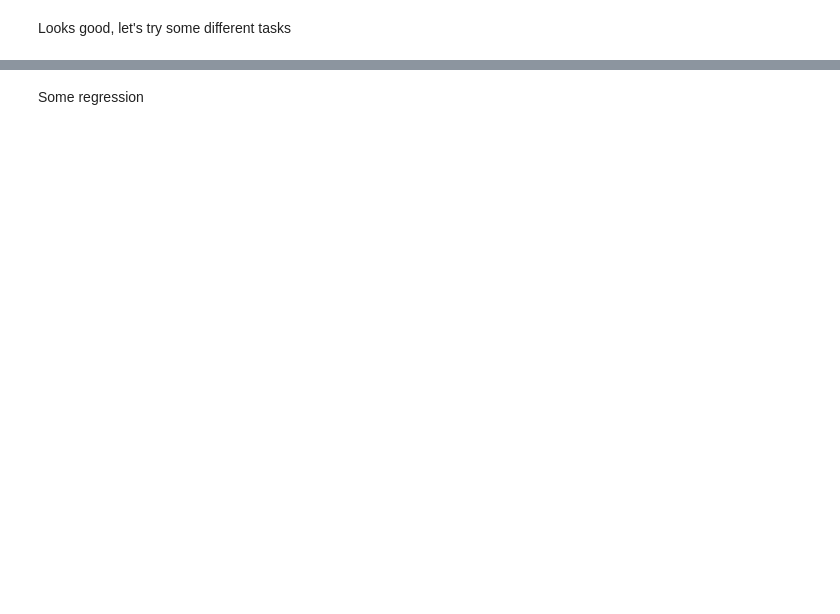
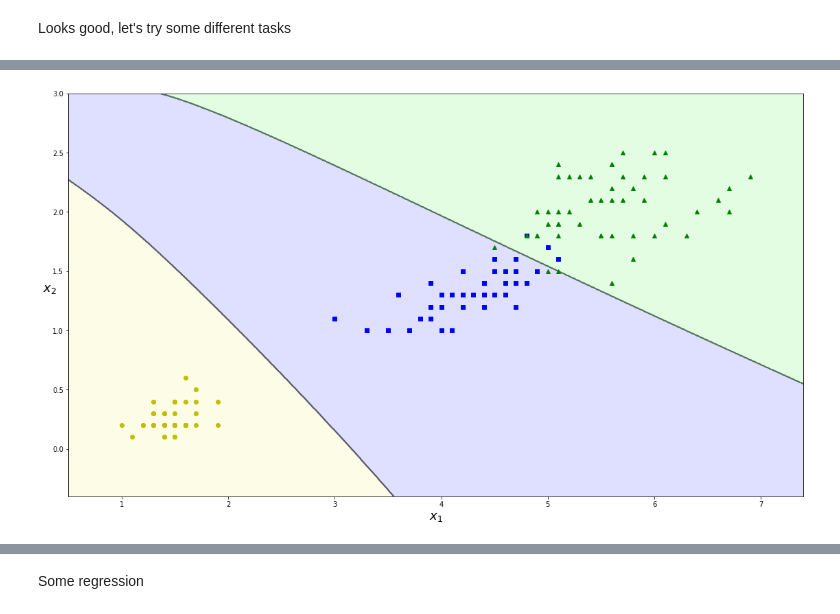
Before and after one commit to RomanSafronenkov/Algorithms, a Jupyter notebook: files/Neural Network.ipynb, the cells around one changed output, grey strips where cells are left out. Saved outputs shown, nothing was run; the diff lists cells and outputs as text; code cells hidden in the pictures; blank space fills up the shorter version.

```diff
--- a/files/Neural Network.ipynb
+++ b/files/Neural Network.ipynb
@@ -109,6 +160,25 @@ class Activation:
 
     def __repr__(self):
         return f'Activation layer, activation function:{self.activation}'
+
+class SoftMaxLayer:
+    '''
+    Class for softmax layer, it needs y_true for initialization, all the rest are the same as "Activation" class
+    '''
+    def __init__(self, activation_function, activation_derivative, y):
+        self.activation = softmax
+        self.derivative = softmax_grad
+        self.y_true = y
+
+    def forward(self, x):
+        self.input = x
+        return self.activation(x)
+
+    def backward(self, output_error, learning_rate):
+        return output_error * self.derivative(self.input, self.y_true)
+
+    def __repr__(self):
+        return f'SoftMax layer'
 # %%
 class NeuralNetwork:
     '''
@@ -361,0 +472,16 @@ plt.show()
+# %%
+data = load_iris()
+x = data['data'][:, 2:4]
+y = data['target'].reshape(-1, 1)
+x_train, x_val, y_train, y_val = train_test_split(x, y, test_size=0.33, random_state=42)
+# %%
+nn = NeuralNetwork()
+nn.use(cross_entropy_loss, cross_entropy_loss_derivative)
+nn.add_layer(Linear(2, 16))
+nn.add_layer(Activation(tanh, tanh_derivative))
+nn.add_layer(Linear(16, 4))
+nn.add_layer(Activation(tanh, tanh_derivative))
+nn.add_layer(Linear(4, 4))
+nn.add_layer(SoftMaxLayer(softmax, softmax_grad, y_train))
+# %%
+nn.fit(x_train, y_train, 0.0003, 10000, x_val, y_val)
@@ -361,0 +511,8 @@ plt.show()
+# %%
+plt.figure(figsize=(19.20, 10.80))
+plot_decision_boundary_for_3_classes(nn, x, y, axes = [x[:, 0].min() - 0.5, x[:, 0].max() + 0.5,\
+                                           x[:, 1].min() - 0.5, x[:, 1].max() + 0.5])
+
+plt.show()
+# %% [output]
+[figure, added]
```
Also changed, not shown: parts of 21 cells of this notebook.
